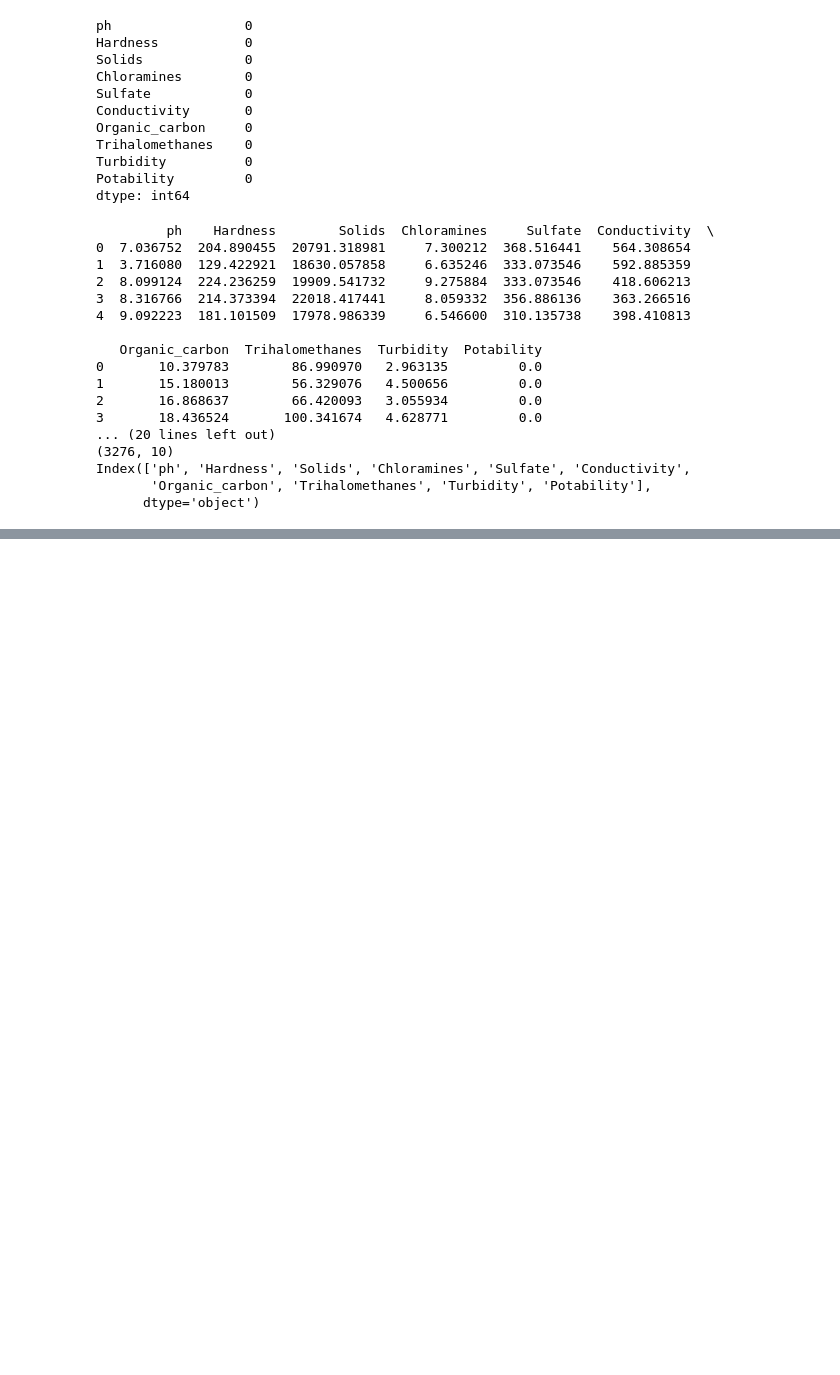
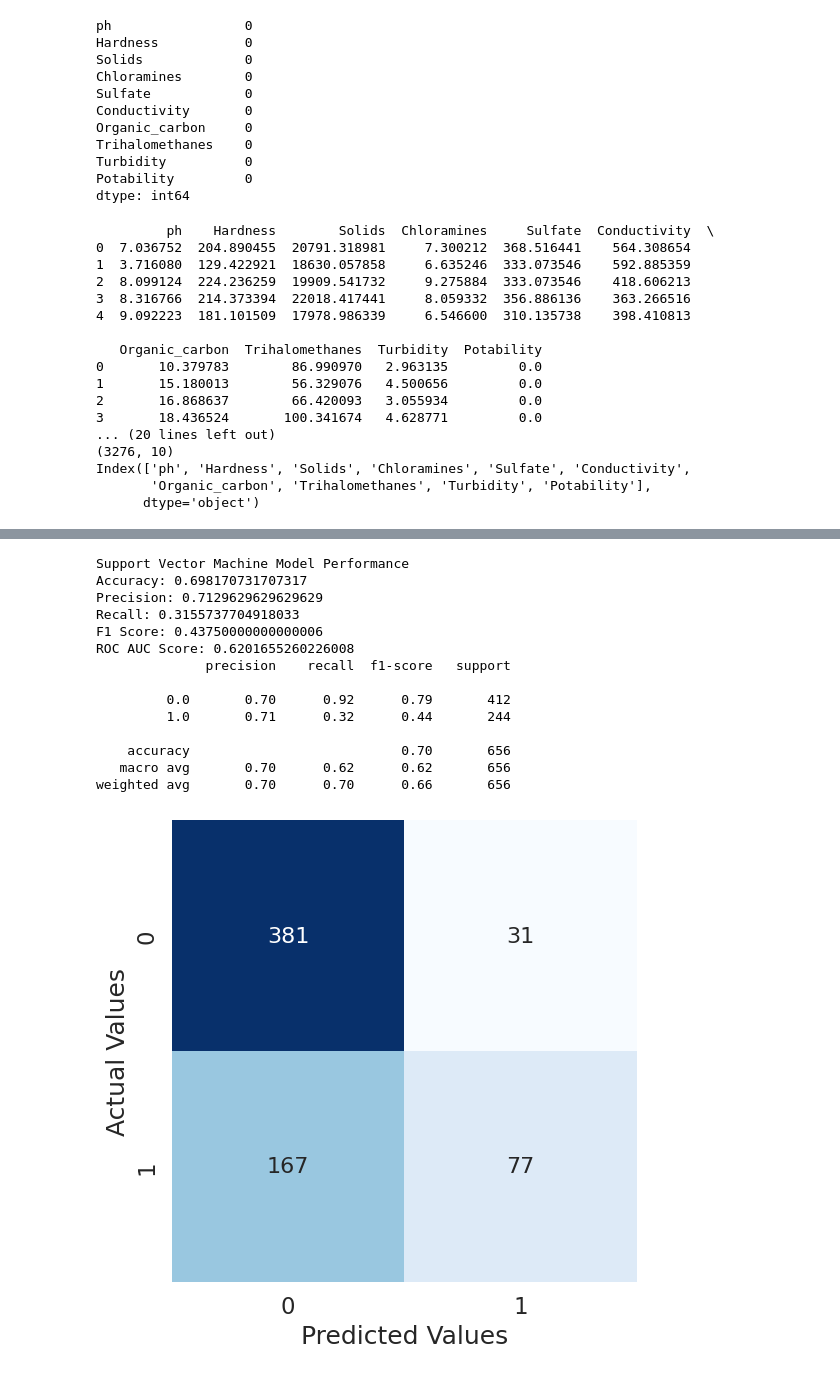
Before and after one commit to maverick98/Coursera, a Jupyter notebook: machine_learning_assignment_1.ipynb, the cells around one changed output, grey strips where cells are left out. Saved outputs shown, nothing was run; the diff lists cells and outputs as text; code cells hidden in the pictures; blank space fills up the shorter version.

```diff
--- a/machine_learning_assignment_1.ipynb
+++ b/machine_learning_assignment_1.ipynb
@@ -365,0 +454,18 @@ weighted avg       0.58      0.57      0.57       656
+# %%
+model_prediction(svm_model,'Support Vector Machine Model Performance')
+# %% [output]
+Support Vector Machine Model Performance
+Accuracy: 0.698170731707317
+Precision: 0.7129629629629629
+Recall: 0.3155737704918033
+F1 Score: 0.43750000000000006
+ROC AUC Score: 0.6201655260226008
+              precision    recall  f1-score   support
+
+         0.0       0.70      0.92      0.79       412
+         1.0       0.71      0.32      0.44       244
+
+    accuracy                           0.70       656
+   macro avg       0.70      0.62      0.62       656
+weighted avg       0.70      0.70      0.66       656
+[figure, added]
```
Also changed, not shown: parts of 20 cells of this notebook.
